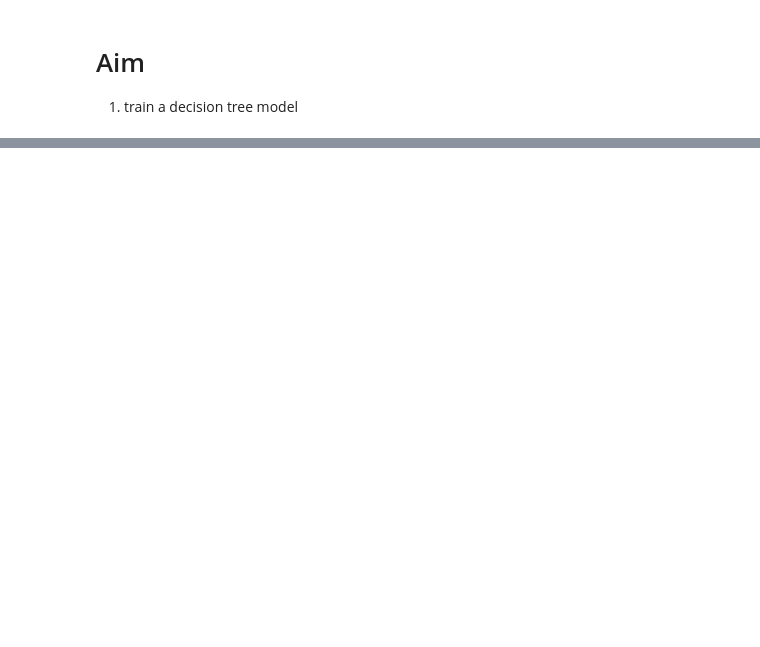
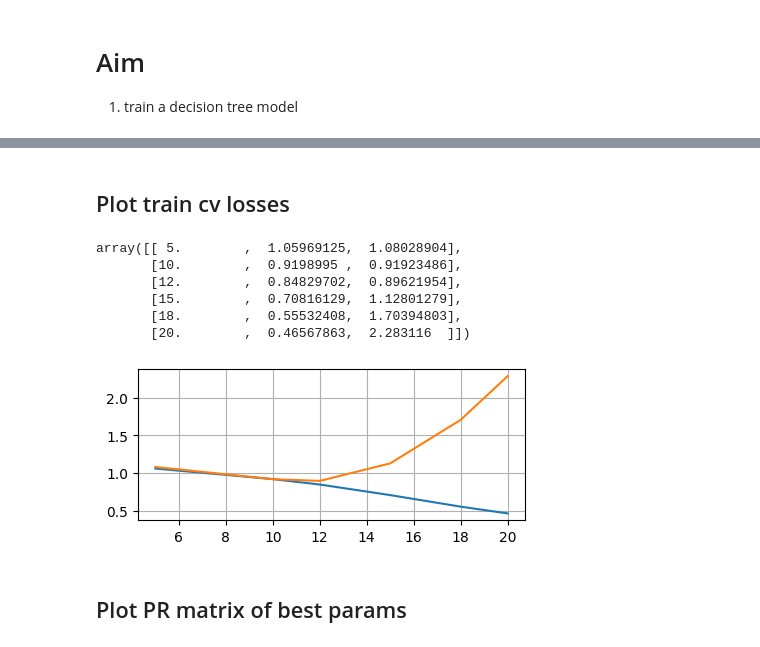
Before and after one commit to sagarsrc/accident-detection, a Jupyter notebook: notebooks/009_Modelling_Dtrees.ipynb, the cells around one changed output, grey strips where cells are left out. Cells and saved outputs as stored; diff of their text form; code cells hidden in the pictures; blank space fills up the shorter version.

```diff
--- a/notebooks/009_Modelling_Dtrees.ipynb
+++ b/notebooks/009_Modelling_Dtrees.ipynb
@@ -21,15 +193,13 @@ df_test = pd.read_pickle(f"{DATA_ROOT}/test/model/data.pkl")
 1. each class has a different number of occurences
 1. adding class weight will handle imabalances in the labels distributions
 # %%
-from sklearn.utils.class_weight import compute_class_weight
-
 """
 for "balanced"
 w = n_samples / (n_classes * np.bincount(y))
 """
 
 classes = [1, 2, 3, 4]
-w = compute_class_weight("balanced", classes=classes, y=df_train["Severity"],)
+w = compute_class_weight("balanced", classes=classes, y=y_train,)
 class_weights = {i: j for i, j in zip(classes, w)}
 
 # get value counts
@@ -49,7 +218,0 @@ weights of labels:
-# %%
-from sklearn import tree
-
-X = df_train.iloc[:, :-1]
-Y = df_train["Severity"]
-clf = tree.DecisionTreeClassifier(max_depth=10, class_weight=class_weights)
-clf = clf.fit(X, Y)
@@ -58,3 +218,0 @@ y_pred_train = clf.predict(df_train.iloc[:, :-1])
-# %%
-y_train = df_train["Severity"].values
-y_test = df_test["Severity"].values
@@ -133,0 +275,26 @@ zip_len < 7.5
+# %% [markdown]
+## Plot train cv losses
+# %%
+l = []
+for i in errors_log:
+    l.append([i["max_depth"], i["log_loss_train"], i["log_loss_cv"]])
+l = np.array(l)
+l
+# %% [output]
+array([[ 5.        ,  1.05969125,  1.08028904],
+       [10.        ,  0.9198995 ,  0.91923486],
+       [12.        ,  0.84829702,  0.89621954],
+       [15.        ,  0.70816129,  1.12801279],
+       [18.        ,  0.55532408,  1.70394803],
+       [20.        ,  0.46567863,  2.283116  ]])
+# %%
+plt.figure(figsize=[5, 2], dpi=100)
+plt.plot(l[:, 0], l[:, 1])
+plt.plot(l[:, 0], l[:, 2])
+
+plt.grid()
+plt.show()
+# %% [output]
+[figure, added]
+# %% [markdown]
+## Plot PR matrix of best params
```
Also changed, not shown: parts of 67 cells of this notebook.
